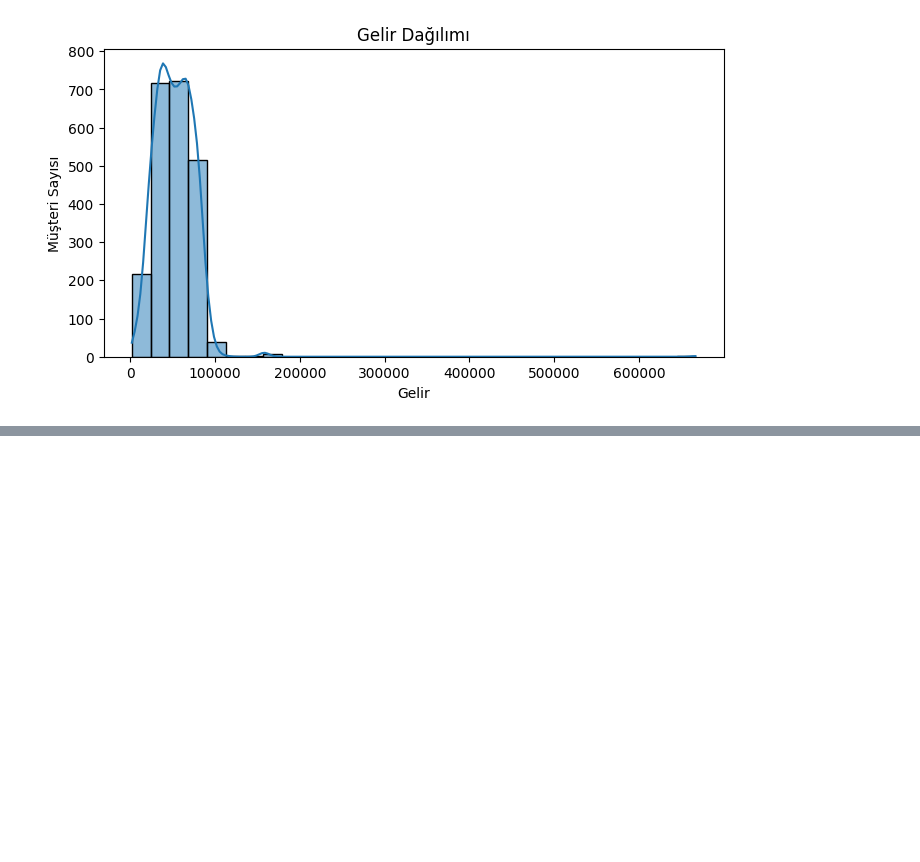
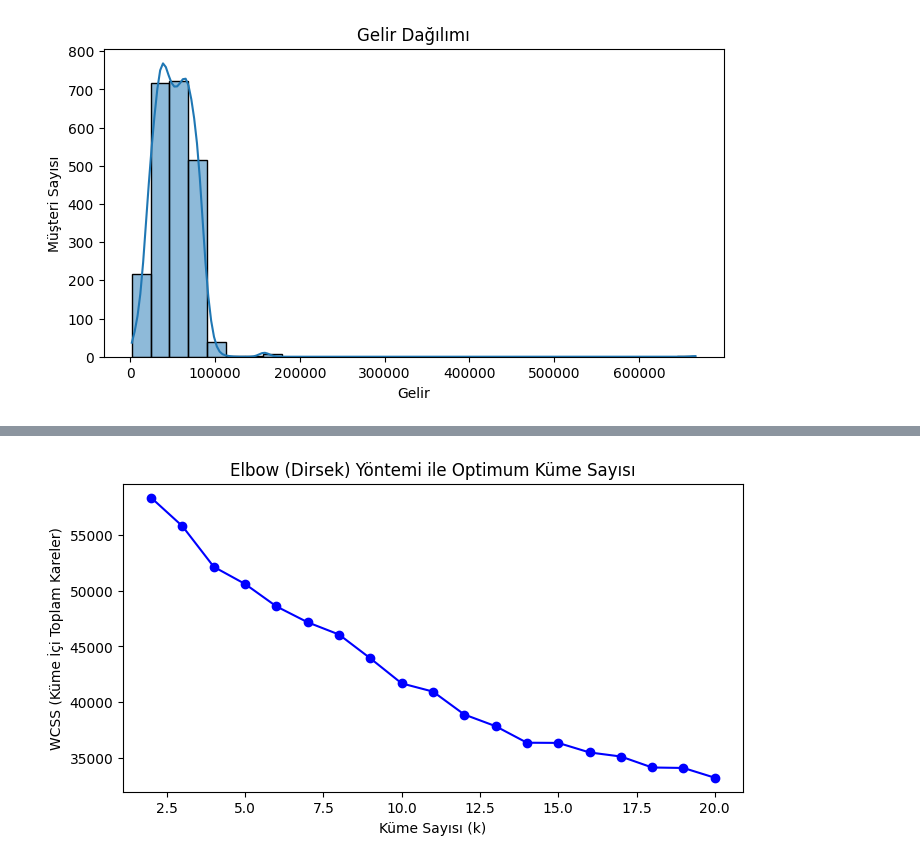
Before and after one commit to AliOlkac/CustomerSegmentation, a Jupyter notebook: Untitled.ipynb, the cells around one changed output, grey strips where cells are left out. Saved outputs shown, nothing was run; the diff lists cells and outputs as text; code cells hidden in the pictures; blank space fills up the shorter version.

```diff
--- a/Untitled.ipynb
+++ b/Untitled.ipynb
@@ -137,0 +243,7 @@ plt.show()
+# %%
+# Kategorik değişkenleri one-hot encoding ile sayısallaştırıyoruz
+df_encoded = pd.get_dummies(df, columns=['Education', 'Marital_Status'], drop_first=True)
+
+# Sonuçları kontrol ediyoruz
+print("Yeni sütunlar:", df_encoded.columns)
+df_encoded.head()
@@ -137,0 +270,17 @@ plt.show()
+# %%
+from sklearn.preprocessing import StandardScaler
+
+# Segmentasyon için kullanılacak sütunları seçiyoruz
+# ID, Dt_Customer, Year_Birth, Z_CostContact, Z_Revenue gibi analizde kullanılmayacak sütunları çıkarıyoruz
+drop_cols = ['ID', 'Year_Birth', 'Dt_Customer', 'Z_CostContact', 'Z_Revenue']
+X = df_encoded.drop(columns=drop_cols)
+
+# Ölçeklendirme işlemi
+scaler = StandardScaler()
+X_scaled = scaler.fit_transform(X)
+
+# Ölçeklendirilmiş veriyi DataFrame olarak saklayalım
+X_scaled_df = pd.DataFrame(X_scaled, columns=X.columns)
+
+# İlk 5 satırı kontrol edelim
+X_scaled_df.head()
@@ -137,0 +295,22 @@ plt.show()
+# %%
+from sklearn.cluster import KMeans
+import matplotlib.pyplot as plt
+
+# Farklı küme sayıları için K-Means algoritmasını çalıştırıp, WCSS değerlerini (küme içi toplam kareler) hesaplıyoruz
+wcss = []
+K = range(2, 21)  # 2'den 10'a kadar küme sayısını deniyoruz
+
+for k in K:
+    kmeans = KMeans(n_clusters=k, random_state=42)
+    kmeans.fit(X_scaled_df)
+    wcss.append(kmeans.inertia_)  # inertia_ = WCSS
+
+# Sonuçları çiziyoruz
+plt.figure(figsize=(8,4))
+plt.plot(K, wcss, 'bo-')
+plt.xlabel('Küme Sayısı (k)')
+plt.ylabel('WCSS (Küme İçi Toplam Kareler)')
+plt.title('Elbow (Dirsek) Yöntemi ile Optimum Küme Sayısı')
+plt.show()
+# %% [output]
+[figure, added]
```
Also changed, not shown: parts of 14 cells of this notebook, 1 other file.
